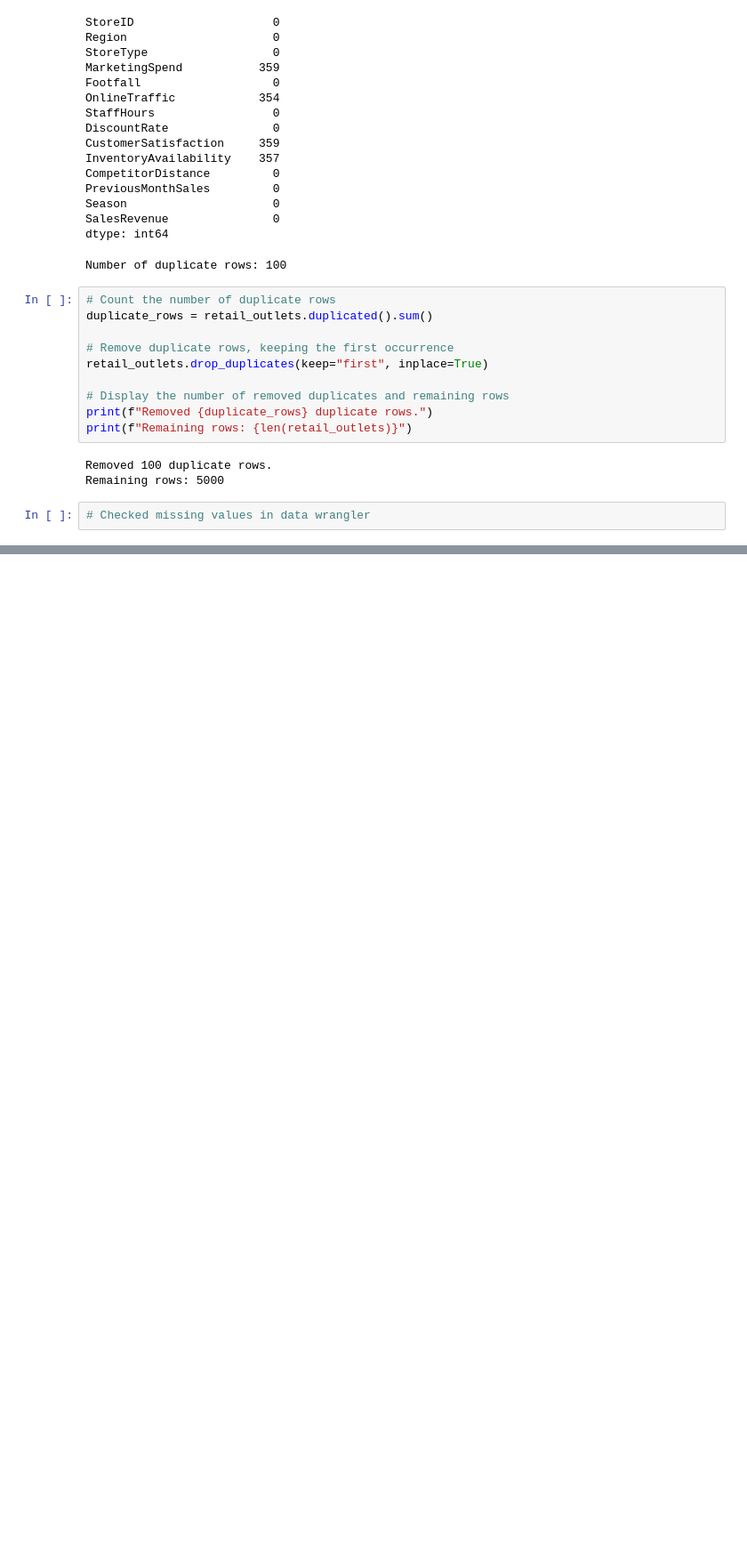
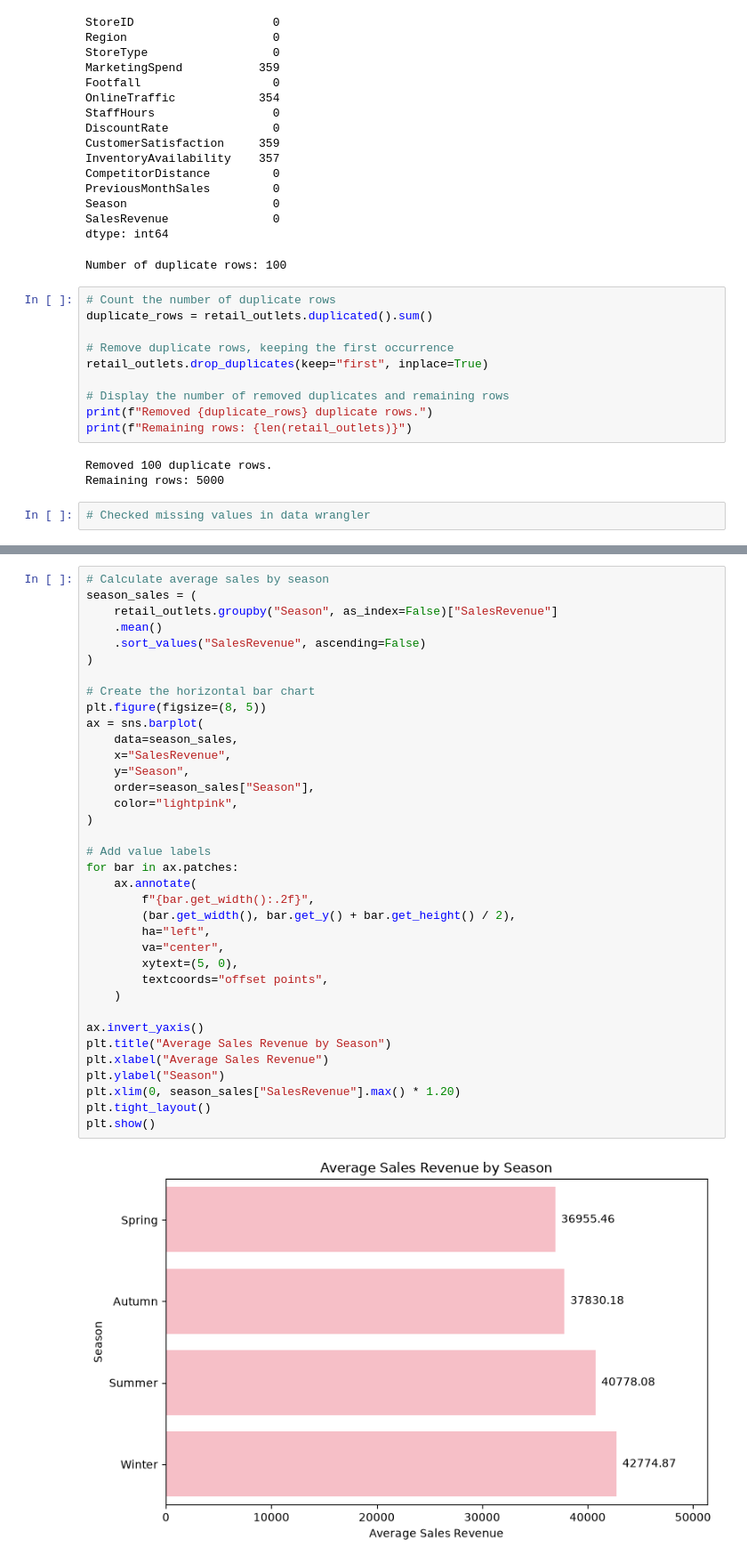
Before and after one commit to n00230352/DataAnalyticsForBusiness, a Jupyter notebook: Task1.ipynb, the cells around one changed output, grey strips where cells are left out. Shown at 89% size. Saved outputs shown, nothing was run; the diff lists cells and outputs as text; blank space fills up the shorter version.

```diff
--- a/Task1.ipynb
+++ b/Task1.ipynb
@@ -83,0 +408,38 @@ Remaining rows: 5000
+# %%
+# Calculate average sales by season
+season_sales = (
+    retail_outlets.groupby("Season", as_index=False)["SalesRevenue"]
+    .mean()
+    .sort_values("SalesRevenue", ascending=False)
+)
+
+# Create the horizontal bar chart
+plt.figure(figsize=(8, 5))
+ax = sns.barplot(
+    data=season_sales,
+    x="SalesRevenue",
+    y="Season",
+    order=season_sales["Season"],
+    color="lightpink",
+)
+
+# Add value labels
+for bar in ax.patches:
+    ax.annotate(
+        f"{bar.get_width():.2f}",
+        (bar.get_width(), bar.get_y() + bar.get_height() / 2),
+        ha="left",
+        va="center",
+        xytext=(5, 0),
+        textcoords="offset points",
+    )
+
+ax.invert_yaxis()
+plt.title("Average Sales Revenue by Season")
+plt.xlabel("Average Sales Revenue")
+plt.ylabel("Season")
+plt.xlim(0, season_sales["SalesRevenue"].max() * 1.20)
+plt.tight_layout()
+plt.show()
+# %% [output]
+[figure, added]
```
Also changed, not shown: parts of 17 cells of this notebook.
